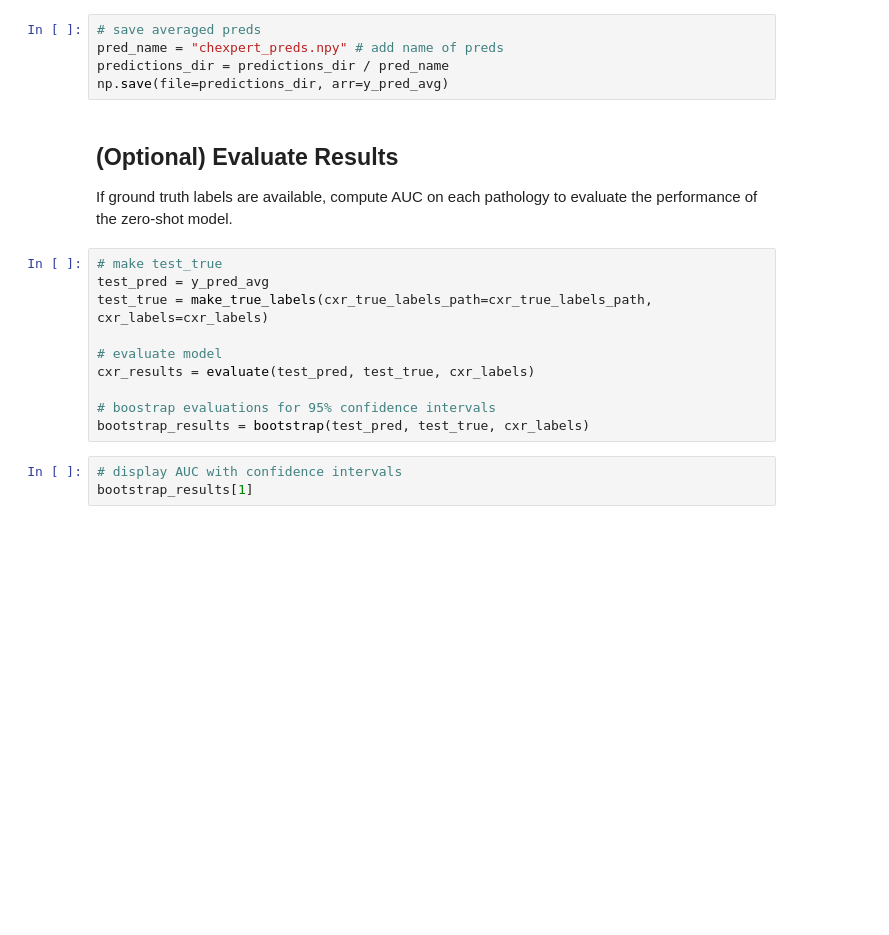
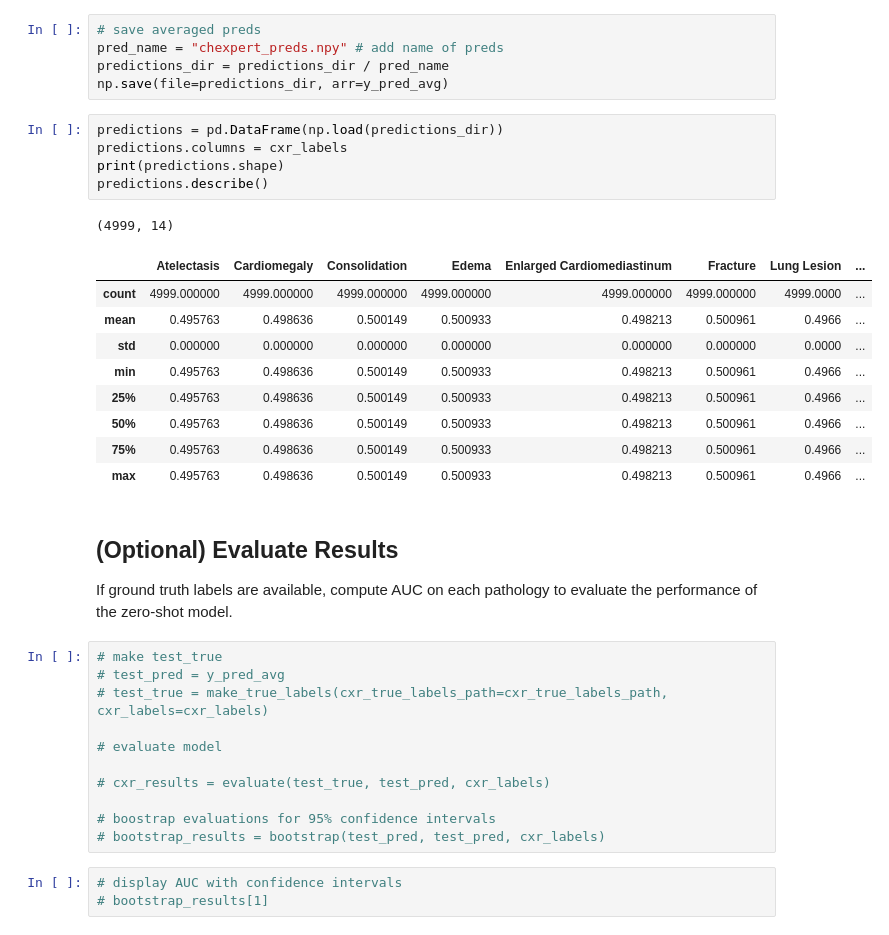
Before and after one commit to bermudez05/FM-s, a Jupyter notebook: notebooks/zero_shot.ipynb, the cells around one changed output. Saved outputs shown, nothing was run; the diff lists cells and outputs as text; blank space fills up the shorter version.

```diff
--- a/notebooks/zero_shot.ipynb
+++ b/notebooks/zero_shot.ipynb
@@ -132,19 +157,36 @@ predictions, y_pred_avg = ensemble_models(
 pred_name = "chexpert_preds.npy" # add name of preds
 predictions_dir = predictions_dir / pred_name
 np.save(file=predictions_dir, arr=y_pred_avg)
+# %%
+predictions = pd.DataFrame(np.load(predictions_dir))
+predictions.columns = cxr_labels
+print(predictions.shape)
+predictions.describe()
+# %% [output]
+(4999, 14)
+|  | Atelectasis | Cardiomegaly | Consolidation | Edema | Enlarged Cardiomediastinum | Fracture | Lung Lesion | ... |
+| count | 4999.000000 | 4999.000000 | 4999.000000 | 4999.000000 | 4999.000000 | 4999.000000 | 4999.0000 | ... |
+| mean | 0.495763 | 0.498636 | 0.500149 | 0.500933 | 0.498213 | 0.500961 | 0.4966 | ... |
+| std | 0.000000 | 0.000000 | 0.000000 | 0.000000 | 0.000000 | 0.000000 | 0.0000 | ... |
+| min | 0.495763 | 0.498636 | 0.500149 | 0.500933 | 0.498213 | 0.500961 | 0.4966 | ... |
+| 25% | 0.495763 | 0.498636 | 0.500149 | 0.500933 | 0.498213 | 0.500961 | 0.4966 | ... |
+| 50% | 0.495763 | 0.498636 | 0.500149 | 0.500933 | 0.498213 | 0.500961 | 0.4966 | ... |
+| 75% | 0.495763 | 0.498636 | 0.500149 | 0.500933 | 0.498213 | 0.500961 | 0.4966 | ... |
+| max | 0.495763 | 0.498636 | 0.500149 | 0.500933 | 0.498213 | 0.500961 | 0.4966 | ... |
 # %% [markdown]
 ## (Optional) Evaluate Results
 If ground truth labels are available, compute AUC on each pathology to evaluate the performance of the zero-shot model.
 # %%
 # make test_true
-test_pred = y_pred_avg
-test_true = make_true_labels(cxr_true_labels_path=cxr_true_labels_path, cxr_labels=cxr_labels)
+# test_pred = y_pred_avg
+# test_true = make_true_labels(cxr_true_labels_path=cxr_true_labels_path, cxr_labels=cxr_labels)
 
 # evaluate model
-cxr_results = evaluate(test_pred, test_true, cxr_labels)
+
+# cxr_results = evaluate(test_true, test_pred, cxr_labels)
 
 # boostrap evaluations for 95% confidence intervals
-bootstrap_results = bootstrap(test_pred, test_true, cxr_labels)
+# bootstrap_results = bootstrap(test_pred, test_pred, cxr_labels)
 # %%
 # display AUC with confidence intervals
-bootstrap_results[1]
+# bootstrap_results[1]
```
Also changed, not shown: parts of 5 cells of this notebook.
